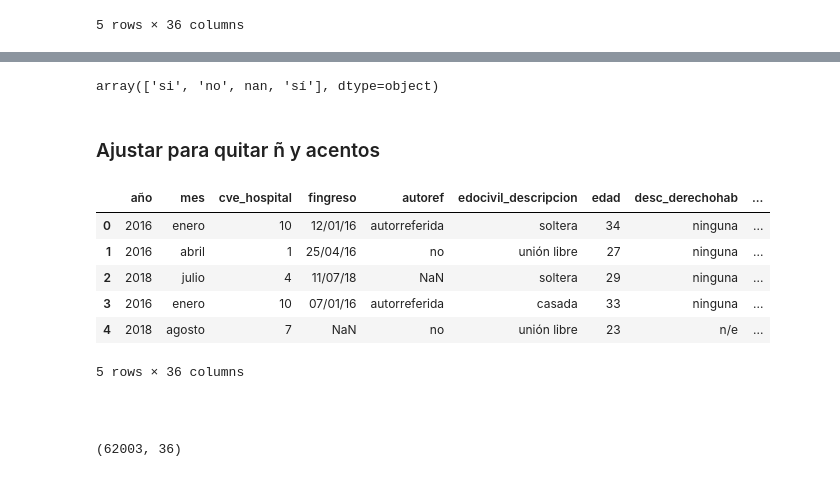
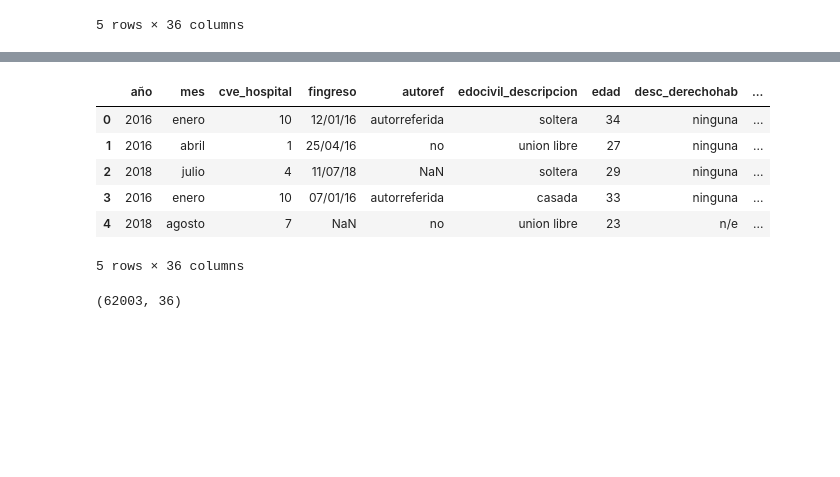
Before and after one commit to erodriguezul/ICD_Proyecto1, a Jupyter notebook: MasterEDA.ipynb, the cells around one changed output, grey strips where cells are left out. Saved outputs shown, nothing was run; the diff lists cells and outputs as text; code cells hidden in the pictures; blank space fills up the shorter version.

Commit message:
Add files via upload
Actualización acentos y ñ

```diff
--- a/MasterEDA.ipynb
+++ b/MasterEDA.ipynb
@@ -39,6 +39,5 @@ datos_lower.head()
 | 4 | 2018 | agosto | 7 | NaN | no | unión libre | 23 | n/e | ... |
 5 rows × 36 columns
 # %%
-##quitar acentos en los datos
-#df_sinacentos = datos_lower["s_complica"].replace("á","a").replace("é","e").replace("í","i").\
-#    replace("ó","o").replace("ú","u")
+datos_sin_acentos = datos_lower.replace({"á": "a","é":"e","í":"i", "ó": "o","ú": "u","ñ":"n"},regex=True)
+datos_sin_acentos.head()
@@ -69,26 +52,18 @@ df_sinacentos.head()
-# %%
-df_sinacentos["s_complica"].unique()
-# %% [output]
-array(['si', 'no', nan, 'sí'], dtype=object)
-# %% [markdown]
-### Ajustar para quitar ñ y acentos
 # %%
 #datos_new = transform_data.split_column(datos_lower,"geo_point","latitud","longitud")
 #datos_new.head()
 # %%
-datos_eda = datos_lower
+datos_eda = datos_sin_acentos
 #datos_eda = datos_new.drop(columns = ["geo_point","geo_shape","nomgeo","gid"])
 datos_eda.head()
 # %% [output]
 |  | año | mes | cve_hospital | fingreso | autoref | edocivil_descripcion | edad | desc_derechohab | ... |
 | 0 | 2016 | enero | 10 | 12/01/16 | autorreferida | soltera | 34 | ninguna | ... |
-| 1 | 2016 | abril | 1 | 25/04/16 | no | unión libre | 27 | ninguna | ... |
+| 1 | 2016 | abril | 1 | 25/04/16 | no | union libre | 27 | ninguna | ... |
 | 2 | 2018 | julio | 4 | 11/07/18 | NaN | soltera | 29 | ninguna | ... |
 | 3 | 2016 | enero | 10 | 07/01/16 | autorreferida | casada | 33 | ninguna | ... |
-| 4 | 2018 | agosto | 7 | NaN | no | unión libre | 23 | n/e | ... |
+| 4 | 2018 | agosto | 7 | NaN | no | union libre | 23 | n/e | ... |
 5 rows × 36 columns
-# %% [markdown]
-###
 # %%
 datos_eda.shape
 # %% [output]
```
Also changed, not shown: parts of 16 cells of this notebook.
